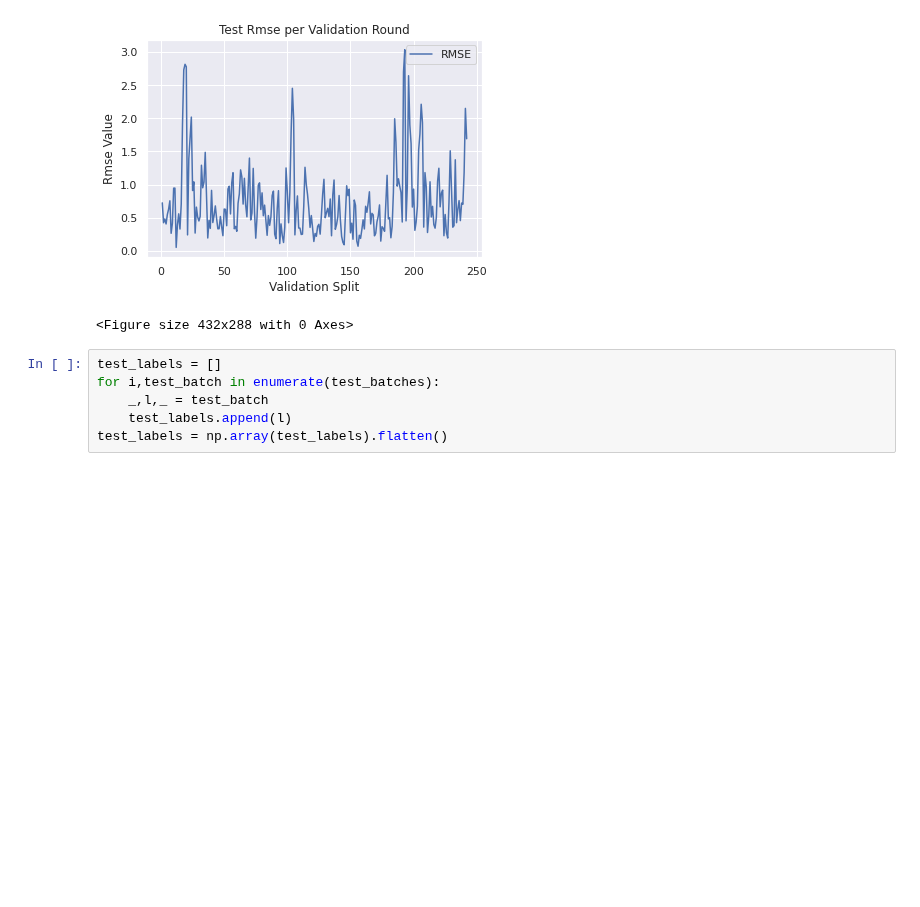
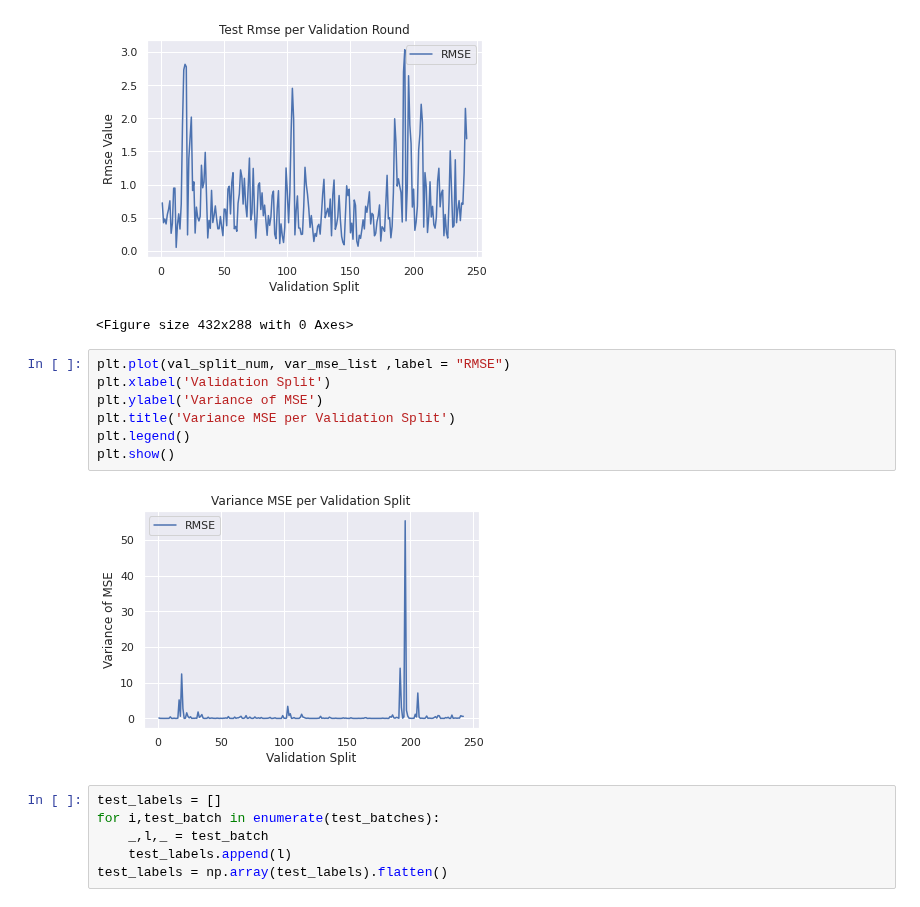
Before and after one commit to apof/Master-Thesis-----Deep-Kernel-Learning-and-Neural-Processes--combining-GPs-with-DL, a Jupyter notebook: GPs_Experiments.ipynb, the cells around one changed output. Drawn from its saved outputs; the diff is of its cells as text; blank space fills up the shorter version.

```diff
--- a/GPs_Experiments.ipynb
+++ b/GPs_Experiments.ipynb
@@ -275,6 +283,15 @@ plt.savefig('drive/MyDrive/Visualisations/RMSE_per_Split_' + str(KERNEL) + '_win
 # %% [output]
 [figure]
 <Figure size 432x288 with 0 Axes>
+# %%
+plt.plot(val_split_num, var_mse_list ,label = "RMSE")
+plt.xlabel('Validation Split')
+plt.ylabel('Variance of MSE')
+plt.title('Variance MSE per Validation Split')
+plt.legend()
+plt.show()
+# %% [output]
+[figure, added]
 # %%
 test_labels = []
 for i,test_batch in enumerate(test_batches):
```
Also changed, not shown: parts of 15 cells of this notebook.
